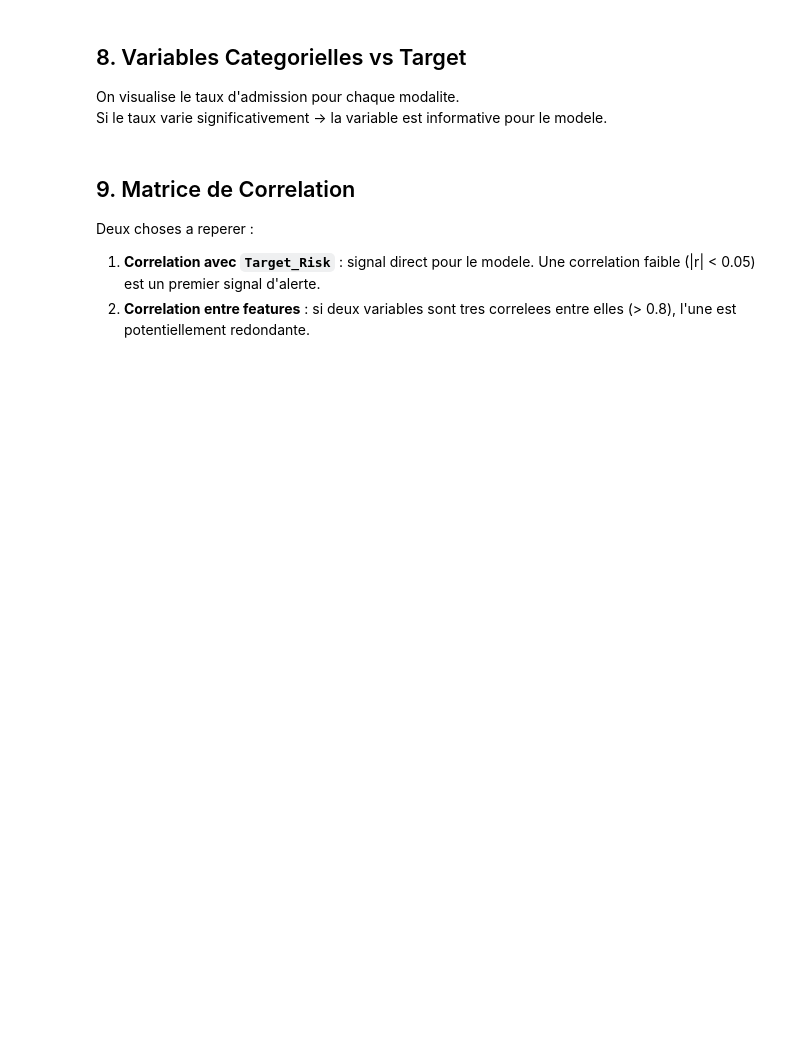
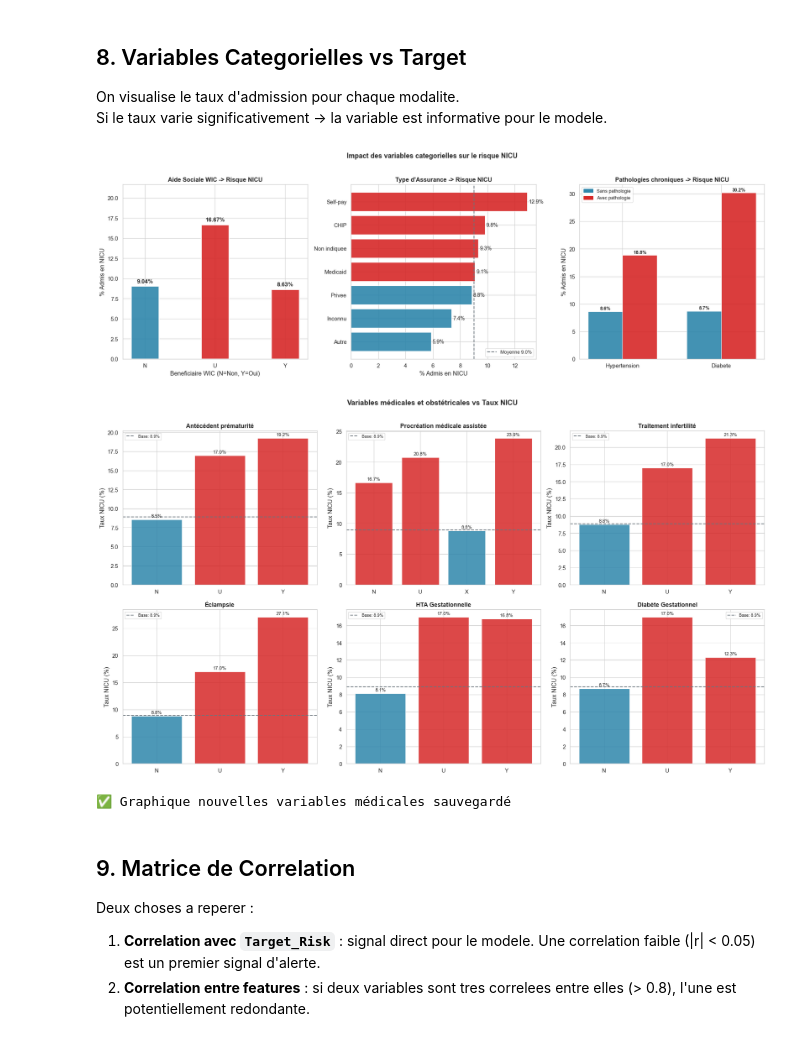
Before and after one commit to mlandry-wq/ml-poc-project, a Jupyter notebook: notebooks/EDA.ipynb, the cells around one changed output. Drawn from its saved outputs; the diff is of its cells as text; code cells hidden in the pictures; blank space fills up the shorter version.

```diff
--- a/notebooks/EDA.ipynb
+++ b/notebooks/EDA.ipynb
@@ -346,7 +399,7 @@ for j, (label, col) in enumerate(pathos.items()):
                 ha='center', va='bottom', fontsize=9, fontweight='bold')
 ax.set_xticks(x); ax.set_xticklabels(pathos.keys(), fontsize=11)
 ax.set_ylabel("% Admis en NICU")
-ax.set_title("Pathologies chroniques -> Risque", fontweight='bold')
+ax.set_title("Pathologies chroniques -> Risque NICU", fontweight='bold')
 handles = [plt.Rectangle((0,0),1,1,color=BLEU), plt.Rectangle((0,0),1,1,color=ROUGE)]
 ax.legend(handles, ['Sans pathologie', 'Avec pathologie'], fontsize=9)
 
@@ -355,34 +408,38 @@ plt.suptitle("Impact des variables categorielles sur le risque NICU",
 plt.tight_layout()
 plt.savefig(f'{PLOTS_DIR}/4_categoriques_vs_risque.png', dpi=300, bbox_inches='tight')
 plt.show(); plt.close()
 
 
 # Taux NICU par nouvelle variable catégorielle à fort signal
 fig, axes = plt.subplots(2, 3, figsize=(18, 10))
 new_cat_vars = [
     ('ATCD_Premature',        'Antécédent prématurité'),
     ('PMA',                   'Procréation médicale assistée'),
     ('Traitement_Infertilite','Traitement infertilité'),
     ('Eclampsie',             'Éclampsie'),
     ('HTA_Gestationnelle',    'HTA Gestationnelle'),
     ('Diabete_Gestationnel',  'Diabète Gestationnel'),
 ]
 for ax, (col, titre) in zip(axes.flatten(), new_cat_vars):
     if col in df.columns:
         grp = df.groupby(col)['Target_Risk'].agg(['mean','count']).reset_index()
         grp['Taux'] = grp['mean'] * 100
         colors = [ROUGE if t > df['Target_Risk'].mean()*100 else BLEU for t in grp['Taux']]
         bars = ax.bar(grp[col].astype(str), grp['Taux'], color=colors, alpha=0.85, edgecolor='white')
         ax.axhline(df['Target_Risk'].mean()*100, color=GRIS, linestyle='--', linewidth=1.5, label=f'Base: {df["Target_Risk"].mean()*100:.1f}%')
         ax.bar_label(bars, fmt='%.1f%%', padding=2, fontsize=9)
         ax.set_title(titre, fontweight='bold')
         ax.set_ylabel('Taux NICU (%)')
         ax.legend(fontsize=8)
-plt.suptitle("Nouvelles variables médicales vs Taux NICU", fontweight='bold', y=1.01)
+plt.suptitle("Variables médicales et obstétricales vs Taux NICU", fontweight='bold', y=1.01)
 plt.tight_layout()
 plt.savefig(f'{PLOTS_DIR}/4b_nouvelles_vars_medicales.png', dpi=300, bbox_inches='tight')
 plt.show(); plt.close()
 print("✅ Graphique nouvelles variables médicales sauvegardé")
+# %% [output]
+[figure, added]
+[figure, added]
+✅ Graphique nouvelles variables médicales sauvegardé
 # %% [markdown]
 ## 9. Matrice de Correlation
 
```
Also changed, not shown: parts of 10 cells of this notebook, 15 other files.
